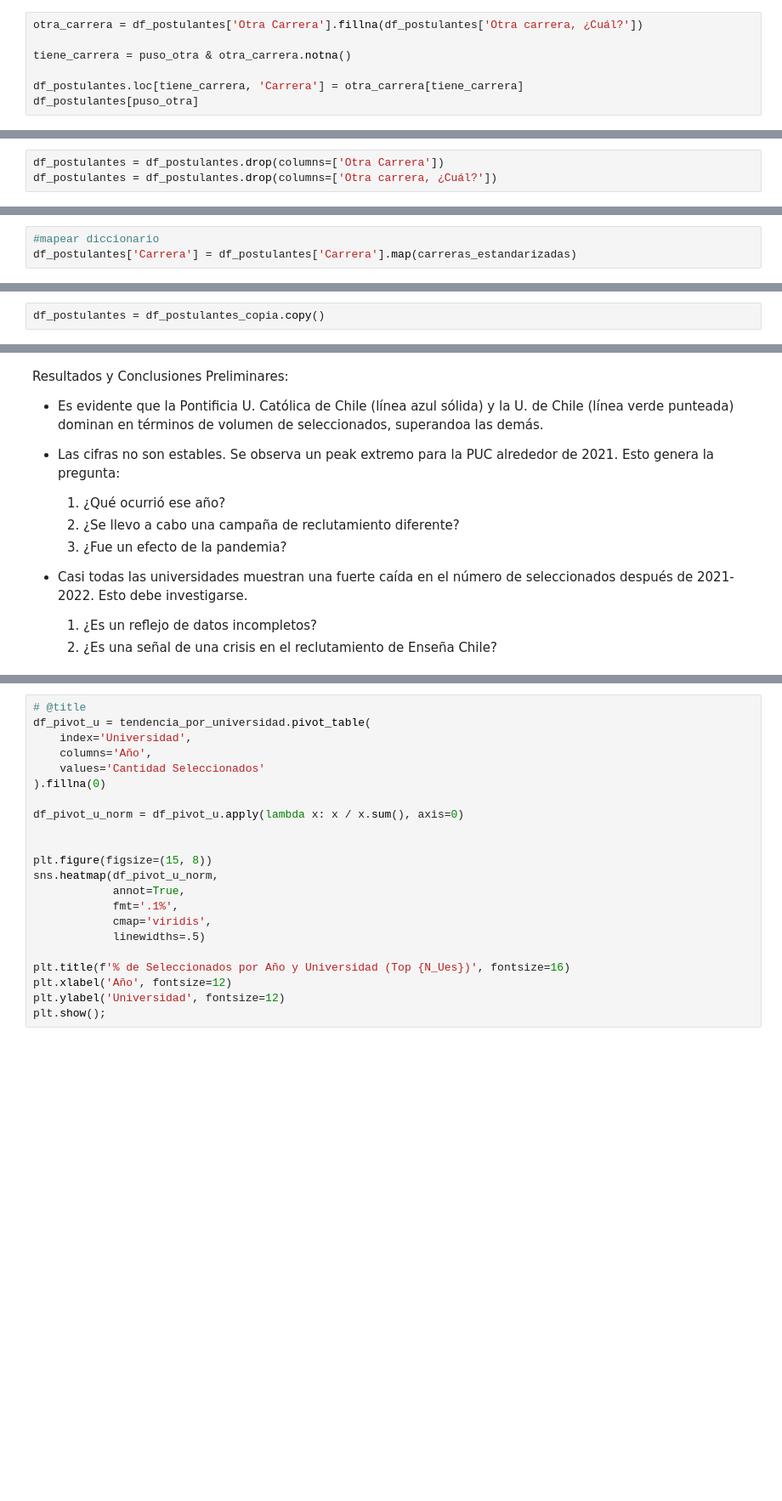
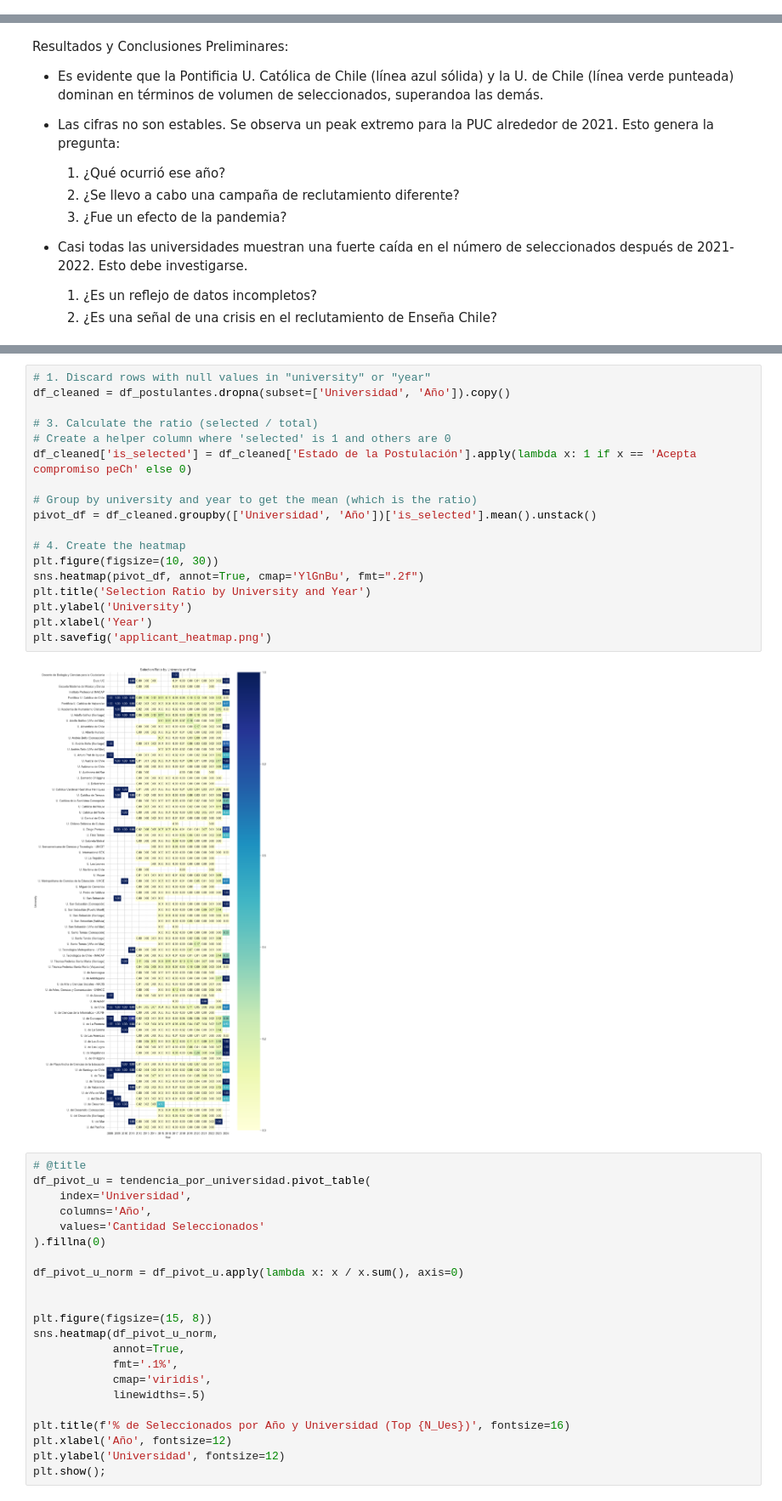
Before and after one commit to SergioHdezDC/IMT2200-Proyecto-Semestral, a Jupyter notebook: 03 analisis.ipynb, the cells around one changed output, grey strips where cells are left out. Shown at 85% size. Saved outputs shown, nothing was run; the diff lists cells and outputs as text; blank space fills up the shorter version.

```diff
--- a/NotebookEnseñaChile.ipynb
+++ b/03 analisis.ipynb
@@ -958,7 +0,0 @@ df_postulantes[puso_otra]
-# %%
-otra_carrera = df_postulantes['Otra Carrera'].fillna(df_postulantes['Otra carrera, ¿Cuál?'])
-
-tiene_carrera = puso_otra & otra_carrera.notna()
-
-df_postulantes.loc[tiene_carrera, 'Carrera'] = otra_carrera[tiene_carrera]
-df_postulantes[puso_otra]
@@ -981,3 +0,0 @@ df_postulantes[puso_otra]
-# %%
-df_postulantes = df_postulantes.drop(columns=['Otra Carrera'])
-df_postulantes = df_postulantes.drop(columns=['Otra carrera, ¿Cuál?'])
@@ -1008,3 +0,0 @@ with open(Path("mapeos/carreras_definitivo.json"), encoding='utf-8') as f:
-# %%
-#mapear diccionario
-df_postulantes['Carrera'] = df_postulantes['Carrera'].map(carreras_estandarizadas)
@@ -1013,5 +1,3 @@ df_postulantes_copia = df_postulantes.copy()
-# %%
-df_postulantes = df_postulantes_copia.copy()
 # %% [markdown]
 # 4. Cruce e Integración de Datos (Entrega 2)
 **Objetivo:** Enriquecer el dataset de postulantes con datos de contexto del MINEDUC.
@@ -1357,3 +440,23 @@ Resultados y Conclusiones Preliminares:
+# %%
+# 1. Discard rows with null values in "university" or "year"
+df_cleaned = df_postulantes.dropna(subset=['Universidad', 'Año']).copy()
+
+# 3. Calculate the ratio (selected / total)
+# Create a helper column where 'selected' is 1 and others are 0
+df_cleaned['is_selected'] = df_cleaned['Estado de la Postulación'].apply(lambda x: 1 if x == 'Acepta compromiso peCh' else 0)
+
+# Group by university and year to get the mean (which is the ratio)
+pivot_df = df_cleaned.groupby(['Universidad', 'Año'])['is_selected'].mean().unstack()
+
+# 4. Create the heatmap
+plt.figure(figsize=(10, 30))
+sns.heatmap(pivot_df, annot=True, cmap='YlGnBu', fmt=".2f")
+plt.title('Selection Ratio by University and Year')
+plt.ylabel('University')
+plt.xlabel('Year')
+plt.savefig('applicant_heatmap.png')
+# %% [output]
+[figure, added]
 # %%
 # @title
 df_pivot_u = tendencia_por_universidad.pivot_table(
```
Also changed, not shown: parts of 149 cells of this notebook, 5 other files.
